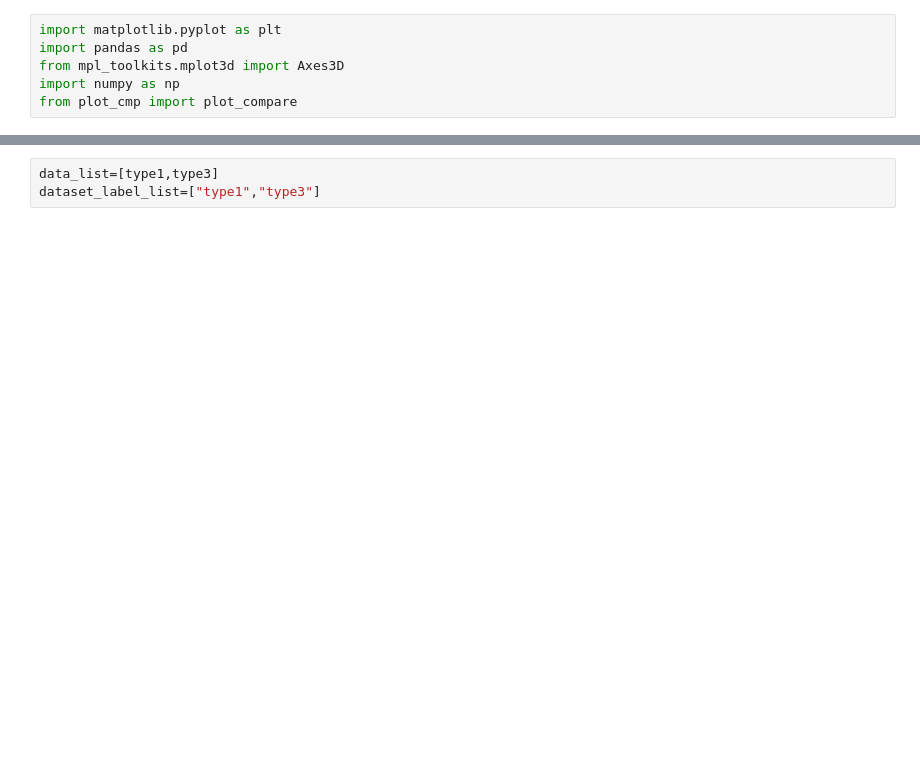
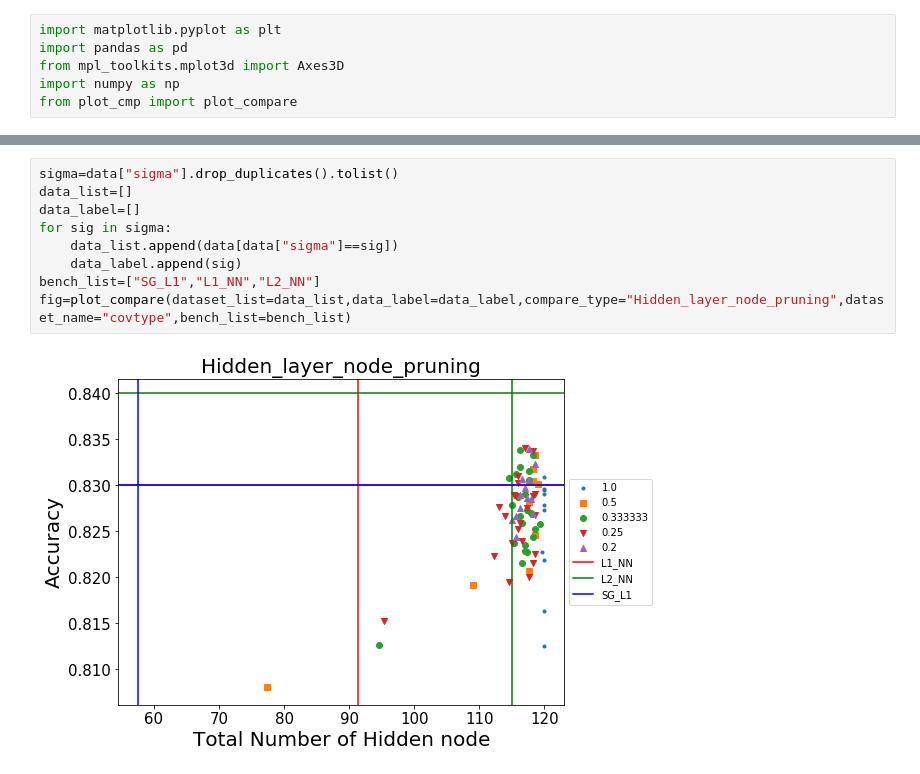
Before and after one commit to dx111/jupyterlab, a Jupyter notebook: cov_t3_all.ipynb, the cells around one changed output, grey strips where cells are left out. Cells and saved outputs as stored; diff of their text form; blank space fills up the shorter version.

```diff
--- a/cov_t3_all.ipynb
+++ b/cov_t3_all.ipynb
@@ -29,3 +29,11 @@ fig=plot_compare(dataset_list=data_list,data_label=data_label,compare_type="Feat
-# %%
-data_list=[type1,type3]
-dataset_label_list=["type1","type3"]
+# %%
+sigma=data["sigma"].drop_duplicates().tolist()
+data_list=[]
+data_label=[]
+for sig in sigma:
+    data_list.append(data[data["sigma"]==sig])
+    data_label.append(sig)
+bench_list=["SG_L1","L1_NN","L2_NN"]
+fig=plot_compare(dataset_list=data_list,data_label=data_label,compare_type="Hidden_layer_node_pruning",dataset_name="covtype",bench_list=bench_list)
+# %% [output]
+[figure, added]
```
Also changed, not shown: parts of 3 cells of this notebook, 6 other files.
